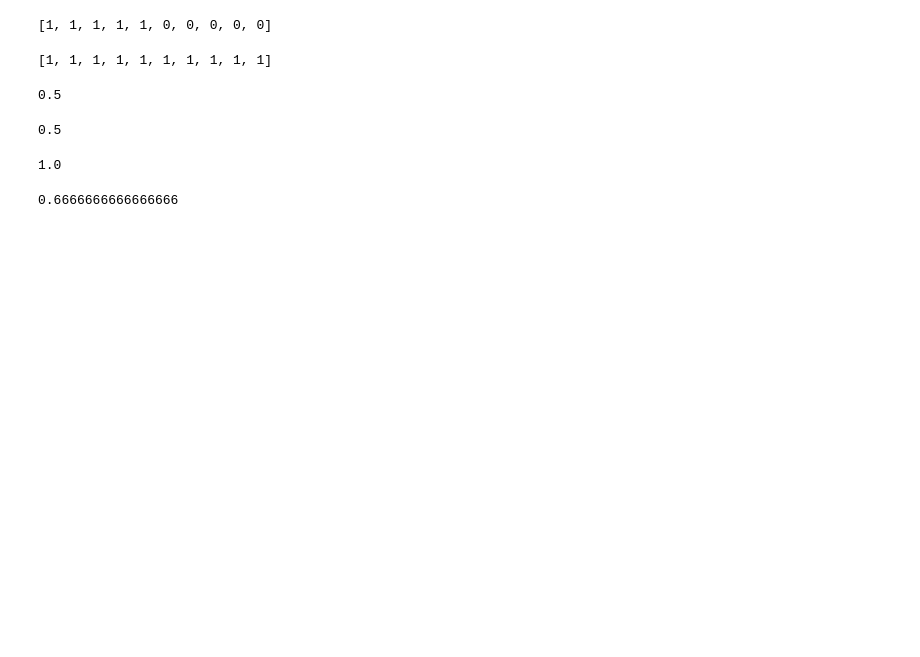
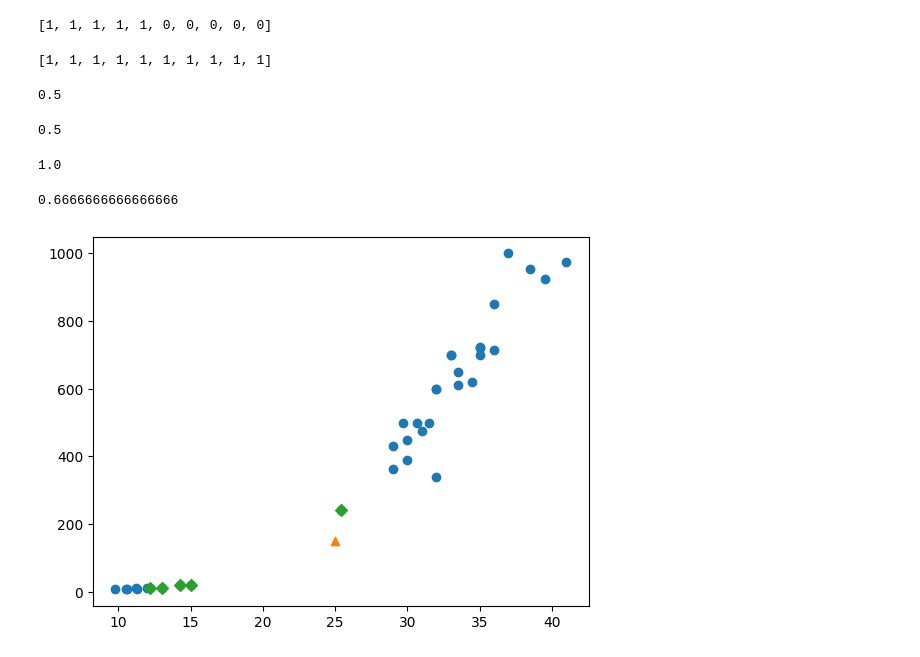
Before and after one commit to JHONEY-076/Machine_Learning, a Jupyter notebook: dataset/Lecture3.ipynb, the cells around one changed output. Saved outputs shown, nothing was run; the diff lists cells and outputs as text; code cells hidden in the pictures; blank space fills up the shorter version.

```diff
--- a/dataset/Lecture3.ipynb
+++ b/dataset/Lecture3.ipynb
@@ -367,3 +369,87 @@ recall_score(y_test,y_pred)
 f1_score(y_test,y_pred)
 # %% [output]
 0.6666666666666666
+# %%
+# 대구 길이
+bream_length = [25.4, 26.3, 26.5, 29.0, 29.0, 29.7, 29.7, 30.0, 30.0, 30.7, 31.0, 31.0,
+                31.5, 32.0, 32.0, 32.0, 33.0, 33.0, 33.5, 33.5, 34.0, 34.0, 34.5, 35.0,
+                35.0, 35.0, 35.0, 36.0, 36.0, 37.0, 38.5, 38.5, 39.5, 41.0, 41.0]
+# 대구 무게
+bream_weight = [242.0, 290.0, 340.0, 363.0, 430.0, 450.0, 500.0, 390.0, 450.0, 500.0, 475.0, 500.0,
+                500.0, 340.0, 600.0, 600.0, 700.0, 700.0, 610.0, 650.0, 575.0, 685.0, 620.0, 680.0,
+                700.0, 725.0, 720.0, 714.0, 850.0, 1000.0, 920.0, 955.0, 925.0, 975.0, 950.0]
+
+
+
+# 빙어의 길이
+smelt_length = [9.8, 10.5, 10.6, 11.0, 11.2, 11.3, 11.8, 11.8, 12.0, 12.2, 12.4, 13.0, 14.3, 15.0]
+# 빙어의 무게
+smelt_weight = [6.7, 7.5, 7.0, 9.7, 9.8, 8.7, 10.0, 9.9, 9.8, 12.2, 13.4, 12.2, 19.7, 19.9]
+
+
+length= bream_length+smelt_length
+weight=bream_weight+smelt_weight
+
+import numpy as np
+
+fish_data=np.column_stack((length,weight))
+
+fish_target=np.concatenate((np.ones(35),np.zeros(14)))
+
+from sklearn.model_selection import train_test_split
+
+train_input,test_input,train_target,test_target=train_test_split(fish_data,fish_target,stratify=fish_target,random_state=42)
+
+from sklearn.neighbors import KNeighborsClassifier
+
+knn=KNeighborsClassifier()
+knn.fit(train_input,train_target)
+knn.score(test_input,test_target)
+
+knn.predict([[25,150]])
+
+
+distances, indexes =knn.kneighbors([[25,150]])
+
+
+import matplotlib.pyplot as plt
+
+plt.scatter(train_input[:,0],train_input[:,1])
+plt.scatter(25,150,marker="^")
+plt.scatter(train_input[indexes,0],train_input[indexes,1],marker="D")
+plt.show()
+
+
+##----------------------------------------------------------------------------------------------------------
+import matplotlib.pyplot as plt
+
+plt.scatter(train_input[:,0],train_input[:,1])
+plt.scatter(25,150,marker="^")
+plt.scatter(train_input[indexes,0],train_input[indexes,1],marker="D")
+plt.xlim(0,1000)
+plt.show()
+
+##-------------------------------------------------------------------------------------------------------------
+## 데이터 전처리(스케일링)
+mean=np.mean(train_input,axis=0)
+std=np.std(train_input,axis=0)
+
+train_scaled=(train_input-mean)/std
+new=([25,150]-mean)/std
+test_scaled=(test_input-mean)/std
+
+knn.fit(train_scaled,train_target)
+print(knn.score(test_scaled,test_target))
+print(knn.predict([new]))
+
+
+distances, indexes =knn.kneighbors([new])
+
+plt.scatter(train_scaled[:,0],train_scaled[:,1])
+plt.scatter(new[0],new[1],marker="^")
+plt.scatter(train_scaled[indexes,0],train_scaled[indexes,1],marker="D")
+plt.show()
+
+#---------------------------------------------------------------------------------------------------------------
+# %% [output]
+[figure, added]
```
Also changed, not shown: parts of 4 cells of this notebook, 6 other files.
